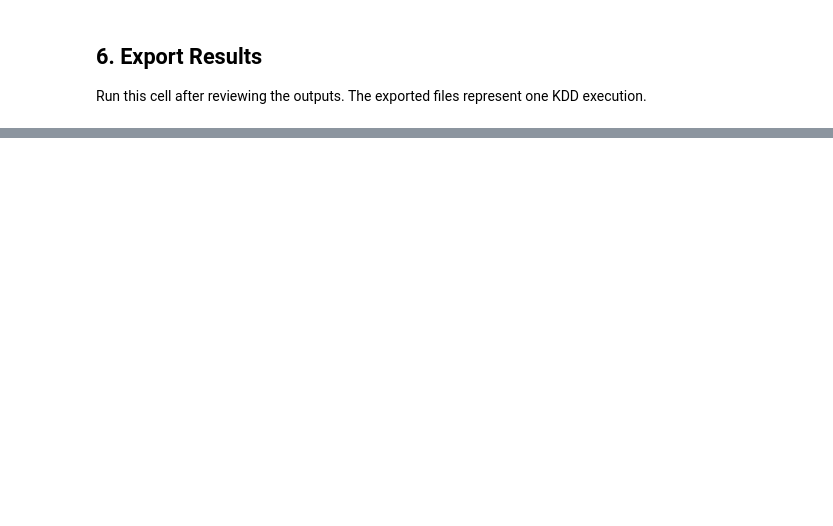
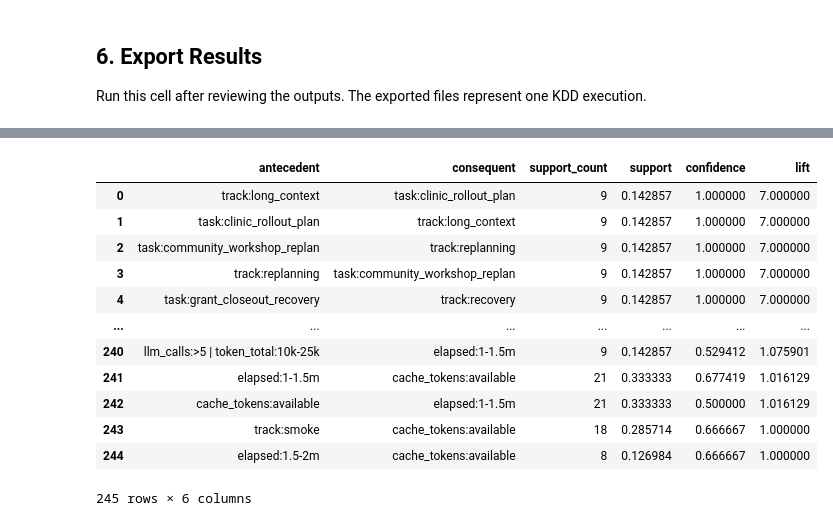
Before and after one commit to douglaschalegre/sbench, a Jupyter notebook: notebooks/kdd_apriori_execution.ipynb, the cells around one changed output, grey strips where cells are left out. Cells and saved outputs as stored; diff of their text form; code cells hidden in the pictures; blank space fills up the shorter version.

```diff
--- a/notebooks/kdd_apriori_execution.ipynb
+++ b/notebooks/kdd_apriori_execution.ipynb
@@ -197,0 +277,64 @@ Run this cell after reviewing the outputs. The exported files represent one KDD
+# %%
+import matplotlib.pyplot as plt
+
+EMPTY_RULE_MESSAGE = 'No association rules to visualize. Lower MIN_SUPPORT, MIN_CONFIDENCE, or MIN_LIFT and re-run steps 4-5.'
+VISUALIZATION_EXCLUDED_ITEMS = sorted(set(globals().get('universal_items', []))) if globals().get('DROP_UNIVERSAL_ITEMS', False) else []
+VISUALIZATION_EXCLUDED_ITEM_SET = set(VISUALIZATION_EXCLUDED_ITEMS)
+EXCLUDE_FULL_SUPPORT_RULES = True
+FULL_SUPPORT_TOLERANCE = 1e-12
+
+
+def parse_item_group(item_group: str) -> list[str]:
+    return [item.strip() for item in str(item_group).split(' | ') if item.strip()]
+
+
+def has_visualization_excluded_item(item_group: str) -> bool:
+    return bool(VISUALIZATION_EXCLUDED_ITEM_SET.intersection(parse_item_group(item_group)))
+
+
+def get_rules_for_visualization(rules_frame: pd.DataFrame) -> pd.DataFrame:
+    if rules_frame.empty:
+        return rules_frame.copy()
+
+    rules_viz = rules_frame.copy()
+    for column in ['support', 'confidence', 'lift', 'support_count']:
+        if column in rules_viz:
+            rules_viz[column] = pd.to_numeric(rules_viz[column], errors='coerce')
+
+    rules_viz = rules_viz.dropna(subset=['support', 'confidence', 'lift']).reset_index(drop=True)
+    if VISUALIZATION_EXCLUDED_ITEM_SET:
+        contains_excluded_item = (
+            rules_viz['antecedent'].map(has_visualization_excluded_item)
+            | rules_viz['consequent'].map(has_visualization_excluded_item)
+        )
+        filtered_count = int(contains_excluded_item.sum())
+        rules_viz = rules_viz.loc[~contains_excluded_item].reset_index(drop=True)
+        if filtered_count:
+            print(f'Filtered {filtered_count} visualization rules containing universal items: {VISUALIZATION_EXCLUDED_ITEMS}')
+
+    if EXCLUDE_FULL_SUPPORT_RULES:
+        has_full_support = rules_viz['support'] >= 1.0 - FULL_SUPPORT_TOLERANCE
+        filtered_count = int(has_full_support.sum())
+        rules_viz = rules_viz.loc[~has_full_support].reset_index(drop=True)
+        if filtered_count:
+            print(f'Filtered {filtered_count} visualization rules with support 1.0')
+
+    return rules_viz
+
+
+rules_viz = get_rules_for_visualization(rules_export)
+rules_viz
+# %% [output]
+|  | antecedent | consequent | support_count | support | confidence | lift |
+| 0 | track:long_context | task:clinic_rollout_plan | 9 | 0.142857 | 1.000000 | 7.000000 |
+| 1 | task:clinic_rollout_plan | track:long_context | 9 | 0.142857 | 1.000000 | 7.000000 |
+| 2 | task:community_workshop_replan | track:replanning | 9 | 0.142857 | 1.000000 | 7.000000 |
+| 3 | track:replanning | task:community_workshop_replan | 9 | 0.142857 | 1.000000 | 7.000000 |
+| 4 | task:grant_closeout_recovery | track:recovery | 9 | 0.142857 | 1.000000 | 7.000000 |
+| ... | ... | ... | ... | ... | ... | ... |
+| 240 | llm_calls:>5 | token_total:10k-25k | elapsed:1-1.5m | 9 | 0.142857 | 0.529412 | 1.075901 |
+| 241 | elapsed:1-1.5m | cache_tokens:available | 21 | 0.333333 | 0.677419 | 1.016129 |
+| 242 | cache_tokens:available | elapsed:1-1.5m | 21 | 0.333333 | 0.500000 | 1.016129 |
+| 243 | track:smoke | cache_tokens:available | 18 | 0.285714 | 0.666667 | 1.000000 |
+| 244 | elapsed:1.5-2m | cache_tokens:available | 8 | 0.126984 | 0.666667 | 1.000000 |
+245 rows × 6 columns
```
Also changed, not shown: parts of 10 cells of this notebook, 3 other files.
